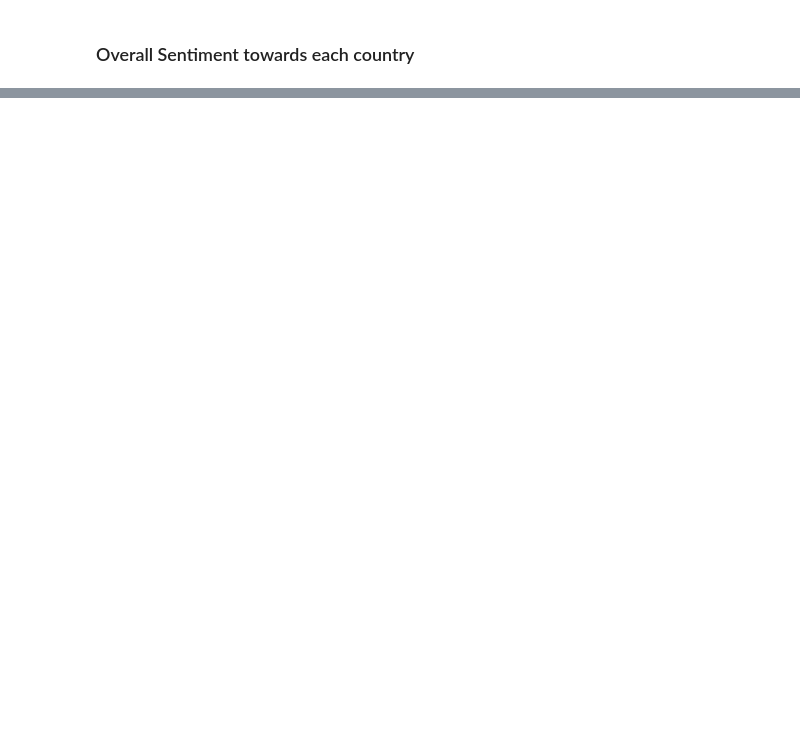
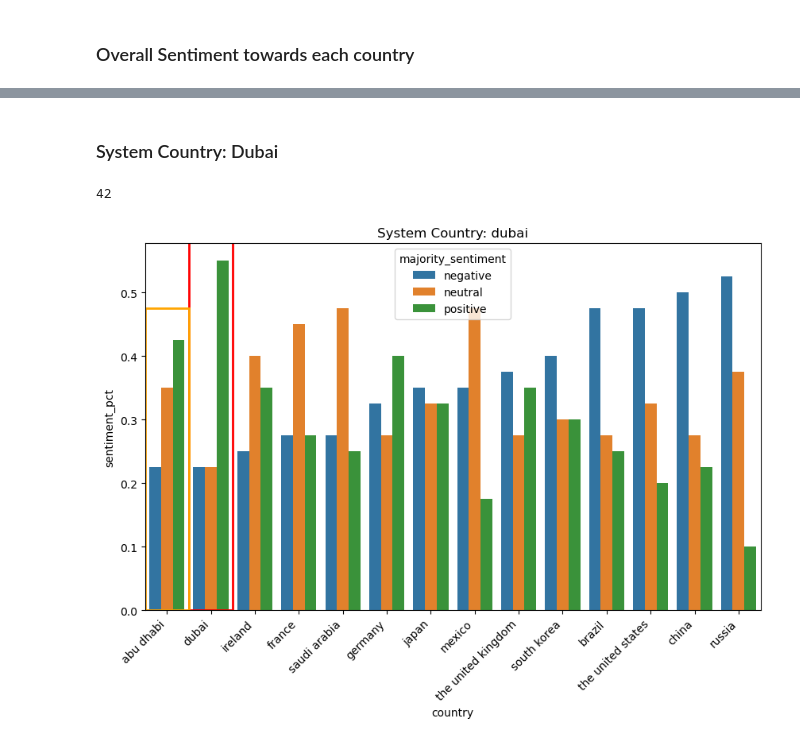
Before and after one commit to morganmcg1/llm-country-preference, a Jupyter notebook: llm_country_pref_fixes.ipynb, the cells around one changed output, grey strips where cells are left out. Saved outputs shown, nothing was run; the diff lists cells and outputs as text; code cells hidden in the pictures; blank space fills up the shorter version.

```diff
--- a/llm_country_pref_fixes.ipynb
+++ b/llm_country_pref_fixes.ipynb
@@ -335,0 +350,9 @@ missing.groupby("question_template").count()
+# %% [markdown]
+### System Country: Dubai
+# %%
+sys_co = "dubai"
+sys_co_fixed = "dubai"
+db_fig, _ = plot_abu_dhabi_vs_system_country(overall_country_df, sys_co, sys_co_fixed)
+# %% [output]
+42
+[figure, added]
```
Also changed, not shown: parts of 85 cells of this notebook, 2 other files.
